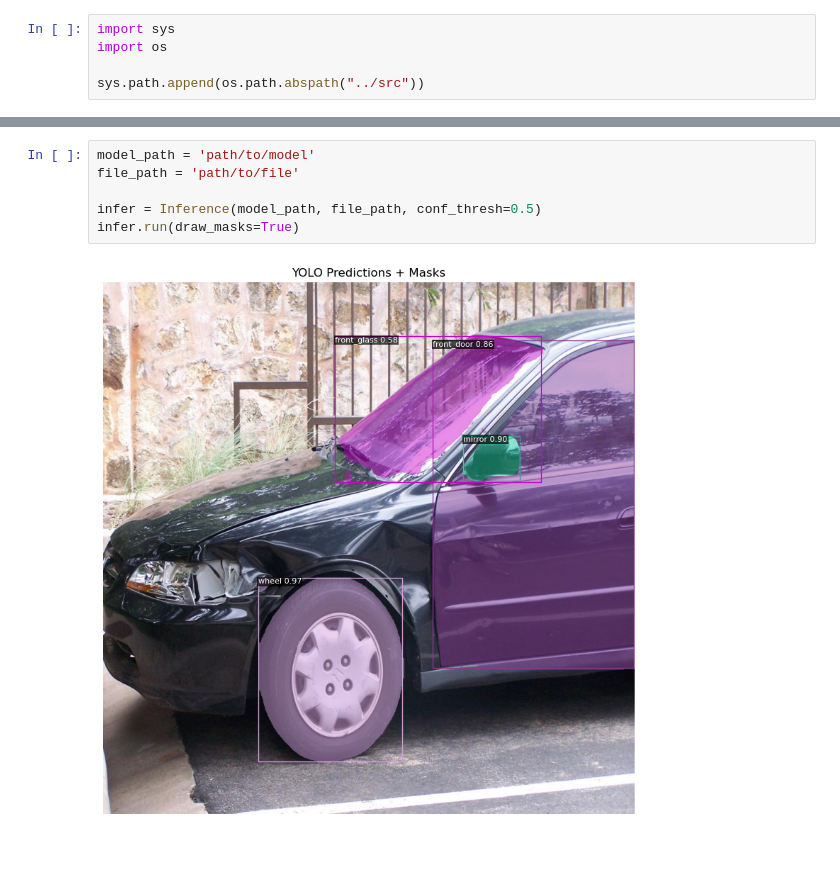
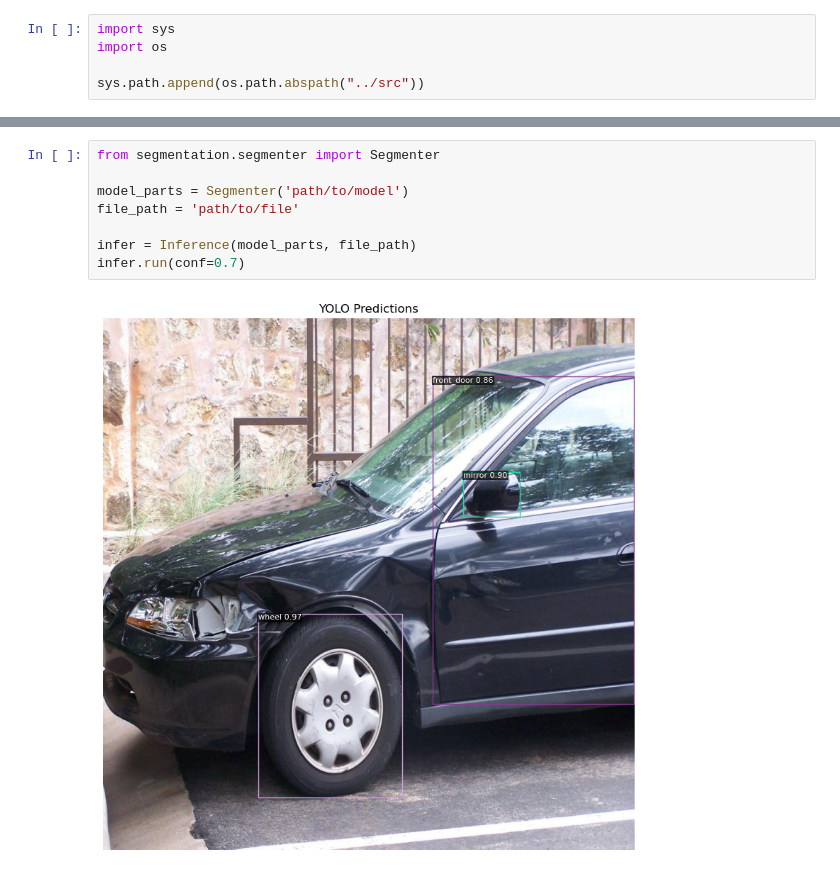
Before and after one commit to oopscompiled/car-damage-assessment, a Jupyter notebook: notebooks/02_segmentation.ipynb, the cells around one changed output, grey strips where cells are left out. Cells and saved outputs as stored; diff of their text form.

Commit message:
segmenter update

```diff
--- a/notebooks/02_segmentation.ipynb
+++ b/notebooks/02_segmentation.ipynb
@@ -103,10 +115,12 @@ class Inference:
         else:
             raise ValueError(f"Unsupported file format: {ext}")
 # %%
-model_path = 'path/to/model'
+from segmentation.segmenter import Segmenter
+
+model_parts = Segmenter('path/to/model')
 file_path = 'path/to/file'
 
-infer = Inference(model_path, file_path, conf_thresh=0.5)
-infer.run(draw_masks=True)
+infer = Inference(model_parts, file_path)
+infer.run(conf=0.7)
 # %% [output]
-[figure, old version]
+[figure, new version]
```
Also changed, not shown: parts of 1 cell of this notebook, 1 other file.
